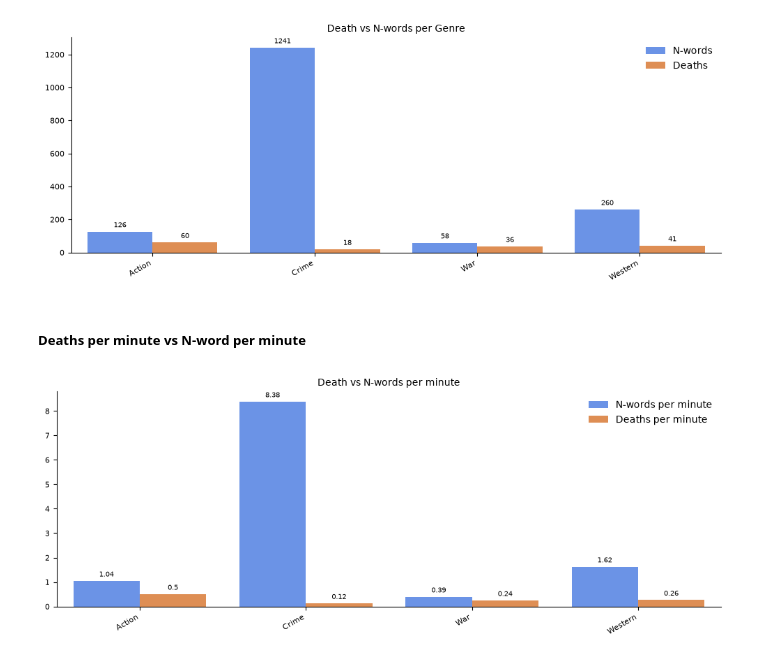
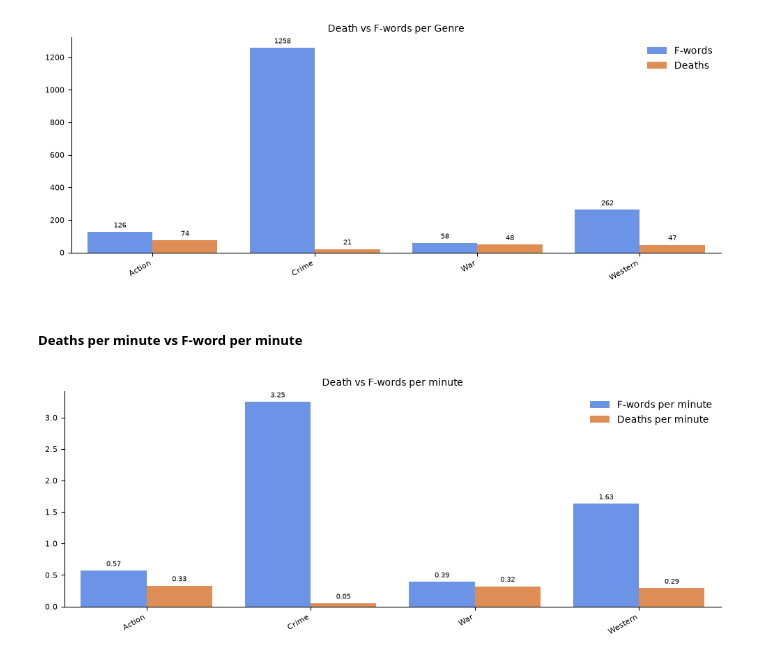
Before and after one commit to LeonardoTerra/Tarantino-Profanity-EDA, a Jupyter notebook: General EDAs/Tarantino F-words Overview.ipynb, the cells around one changed output. Drawn from its saved outputs; the diff is of its cells as text; code cells hidden in the pictures.

Commit message:
Tarantino F-words Overview

```diff
--- a/General EDAs/Tarantino F-words Overview.ipynb
+++ b/General EDAs/Tarantino F-words Overview.ipynb
@@ -118,7 +116,3 @@ df[death_mask]
 190 rows × 4 columns
 # %%
 df['word'] = df['word'].fillna("None")
-# %%
-duplicated_data = df[df.duplicated()]
-print("number of duplicate rows deleted: ", duplicated_data.shape)
-df.drop_duplicates(inplace=True)
@@ -157,9 +149,10 @@ df["genre"] = df["movie"].map(assign_genre)
 #### Movie Overivew
 # %%
 movies_overview = df.groupby(['movie','genre']).agg(
-    word_count=('type',lambda x: (x == 'word').sum()),
+    f_word_count=('type',lambda x: (x == 'word').sum()),
     duration_min=('minutes_in', 'max'),
     death_count=('type', lambda x: (x == 'death').sum())).reset_index()
 
-movies_overview['wpm'] = (movies_overview['word_count'] / movies_overview['duration_min']).round(2)
+movies_overview['wpm'] = (movies_overview['f_word_count'] / movies_overview['duration_min']).round(2)
 movies_overview['dpm'] = (movies_overview['death_count'] / movies_overview['duration_min']).round(2)
+movies_overview
@@ -215,10 +214,11 @@ plt.tight_layout()
 # %% [markdown]
 #### Genre Overivew
 # %%
-genre_overview = df.groupby(['genre']).agg(
-    word_count=('type',lambda x: (x == 'word').sum()),
-    duration_min=('minutes_in', 'max'),
-    death_count=('type', lambda x: (x == 'death').sum())).reset_index()
+genre_overview = movies_overview.groupby(['genre']).agg(
+    f_word_count=('f_word_count','sum'),
+    duration_min=('duration_min', 'sum'),
+    death_count=('death_count','sum')).reset_index()
 
-genre_overview['wpm'] = (genre_overview['word_count'] / genre_overview['duration_min']).round(2)
+genre_overview['wpm'] = (genre_overview['f_word_count'] / genre_overview['duration_min']).round(2)
 genre_overview['dpm'] = (genre_overview['death_count'] / genre_overview['duration_min']).round(2)
+genre_overview
@@ -249,28 +252,25 @@ plt.tight_layout()
 # %% [output]
 [figure]
 # %% [markdown]
-##### Deaths per minute vs N-word per minute
+##### Deaths per minute vs F-word per minute
 # %%
-import seaborn as sns
-import matplotlib.pyplot as plt
-
 plot_df_v2 = genre_overview[['genre', 'wpm', 'dpm']].rename(
-    columns={'wpm': 'N-words per minute', 'dpm': 'Deaths per minute'}).melt(id_vars='genre', var_name='type', value_name='value')
+    columns={'wpm': 'F-words per minute', 'dpm': 'Deaths per minute'}).melt(id_vars='genre', var_name='type', value_name='value')
 
 fig, ax = plt.subplots(figsize=(10, 4))
 sns.barplot(data=plot_df_v2, x='genre', y='value', hue='type', ax=ax)
 
 for container in ax.containers:
     ax.bar_label(container, fontsize=7, padding=3)
 
 ax.set_xticklabels(ax.get_xticklabels(), rotation=30, ha='right', fontsize=8)
 ax.tick_params(axis='y', labelsize=8)
-ax.set_title('Death vs N-words per minute', fontsize=10)
+ax.set_title('Death vs F-words per minute', fontsize=10)
 ax.set_xlabel('')
 ax.set_ylabel('')
 ax.legend(loc='upper right', frameon=False)
 
 sns.despine(left=False, right=True, top=True, bottom=False)
 plt.tight_layout()
 # %% [output]
-[figure, old version]
+[figure, new version]
```
Also changed, not shown: parts of 14 cells of this notebook.
